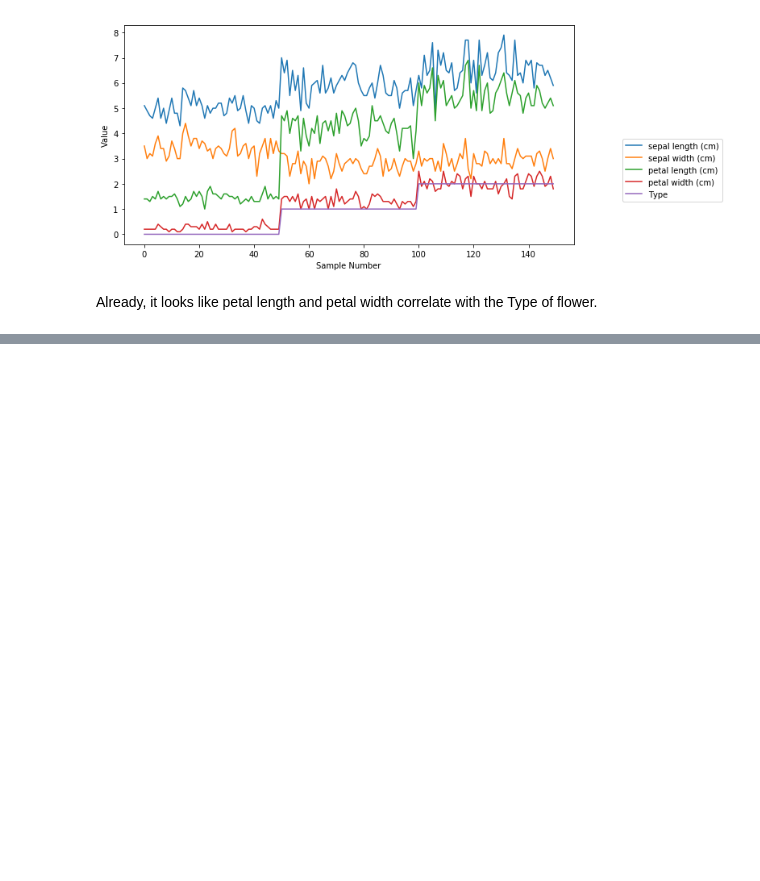
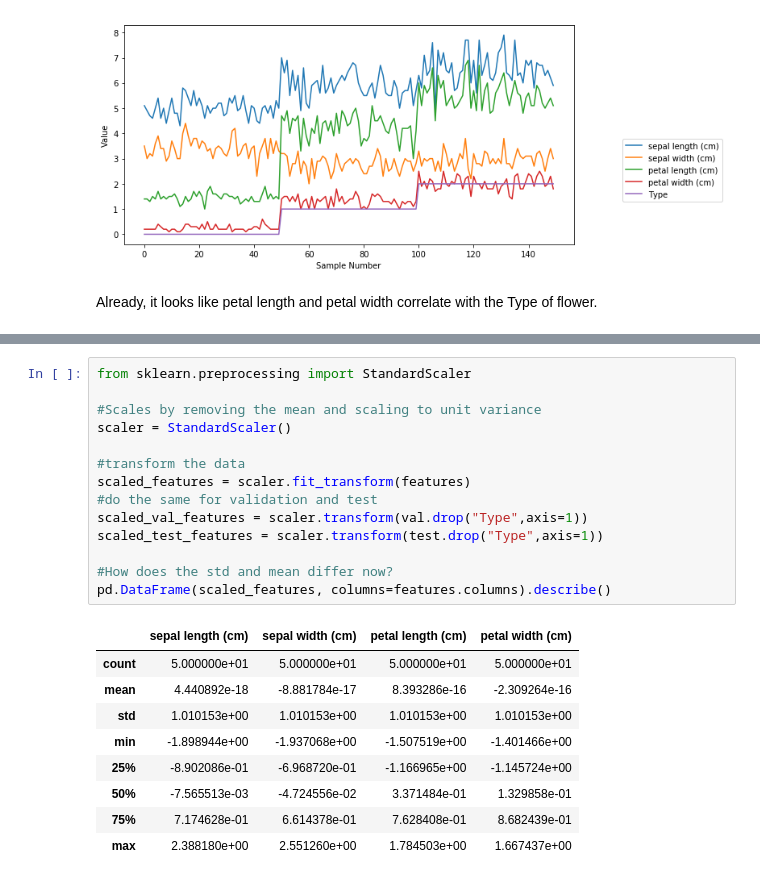
Before and after one commit to rebecca-mackenzie/intro_ml, a Jupyter notebook: Presentation.ipynb, the cells around one changed output, grey strips where cells are left out. Cells and saved outputs as stored; diff of their text form; blank space fills up the shorter version.

```diff
--- a/Presentation.ipynb
+++ b/Presentation.ipynb
@@ -228,0 +268,24 @@ Already, it looks like petal length and petal width correlate with the Type of f
+# %%
+from sklearn.preprocessing import StandardScaler
+
+#Scales by removing the mean and scaling to unit variance
+scaler = StandardScaler()
+
+#transform the data
+scaled_features = scaler.fit_transform(features)
+#do the same for validation and test
+scaled_val_features = scaler.transform(val.drop("Type",axis=1))
+scaled_test_features = scaler.transform(test.drop("Type",axis=1))
+
+#How does the std and mean differ now?
+pd.DataFrame(scaled_features, columns=features.columns).describe()
+# %% [output]
+|  | sepal length (cm) | sepal width (cm) | petal length (cm) | petal width (cm) |
+| count | 5.000000e+01 | 5.000000e+01 | 5.000000e+01 | 5.000000e+01 |
+| mean | 4.440892e-18 | -8.881784e-17 | 8.393286e-16 | -2.309264e-16 |
+| std | 1.010153e+00 | 1.010153e+00 | 1.010153e+00 | 1.010153e+00 |
+| min | -1.898944e+00 | -1.937068e+00 | -1.507519e+00 | -1.401466e+00 |
+| 25% | -8.902086e-01 | -6.968720e-01 | -1.166965e+00 | -1.145724e+00 |
+| 50% | -7.565513e-03 | -4.724556e-02 | 3.371484e-01 | 1.329858e-01 |
+| 75% | 7.174628e-01 | 6.614378e-01 | 7.628408e-01 | 8.682439e-01 |
+| max | 2.388180e+00 | 2.551260e+00 | 1.784503e+00 | 1.667437e+00 |
```
Also changed, not shown: parts of 19 cells of this notebook, 3 other files.
